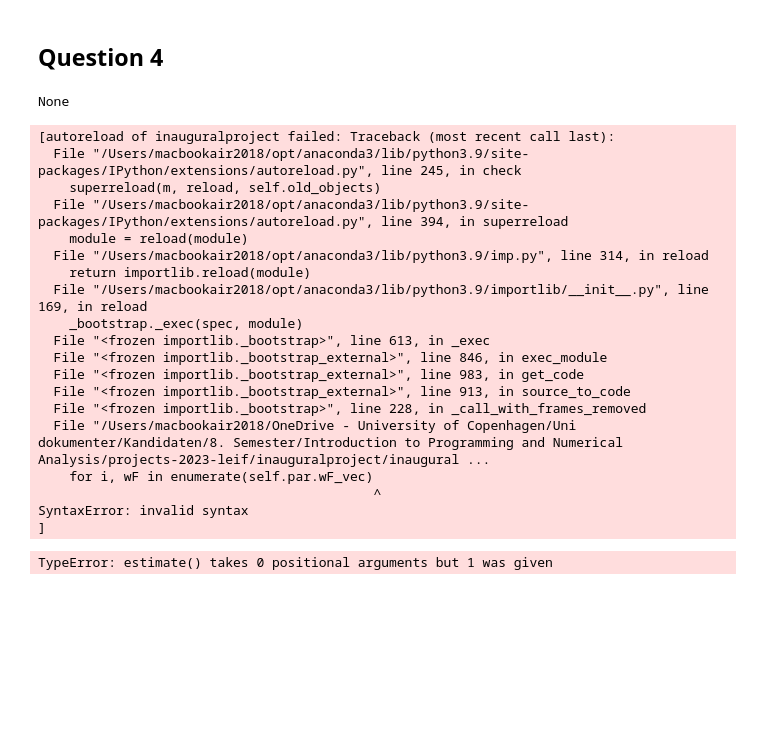
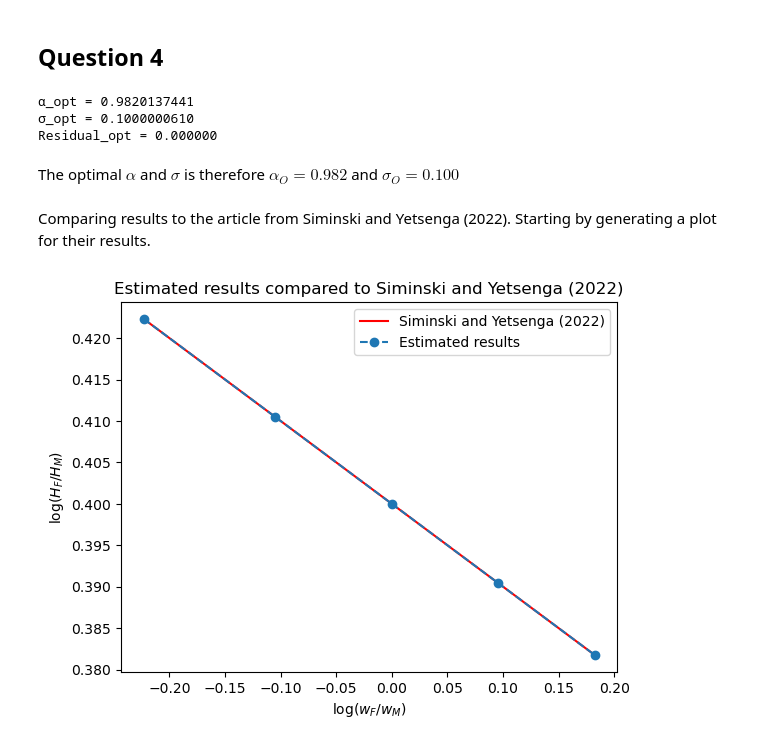
Before and after one commit to NumEconCopenhagen/projects-2023-leif, a Jupyter notebook: inauguralproject/inauguralproject.ipynb, the cells around one changed output. Saved outputs shown, nothing was run; the diff lists cells and outputs as text; code cells hidden in the pictures; blank space fills up the shorter version.

```diff
--- a/inauguralproject/inauguralproject.ipynb
+++ b/inauguralproject/inauguralproject.ipynb
@@ -208,43 +143,30 @@ When going from discrete to continuous timeframe we get a more smooth line when
 # %%
 # Printing the result of our regression
 
-model.estimate(do_print=True, do_plotb=True)
+model.estimate(do_print=True)
 # %% [output]
-None
+α_opt = 0.9820137441
+σ_opt = 0.1000000610
+Residual_opt = 0.000000
-[autoreload of inauguralproject failed: Traceback (most recent call last):
-  File "/Users/macbookair2018/opt/anaconda3/lib/python3.9/site-packages/IPython/extensions/autoreload.py", line 245, in check
-    superreload(m, reload, self.old_objects)
-  File "/Users/macbookair2018/opt/anaconda3/lib/python3.9/site-packages/IPython/extensions/autoreload.py", line 394, in superreload
-    module = reload(module)
-  File "/Users/macbookair2018/opt/anaconda3/lib/python3.9/imp.py", line 314, in reload
-    return importlib.reload(module)
-  File "/Users/macbookair2018/opt/anaconda3/lib/python3.9/importlib/__init__.py", line 169, in reload
-    _bootstrap._exec(spec, module)
-  File "<frozen importlib._bootstrap>", line 613, in _exec
-  File "<frozen importlib._bootstrap_external>", line 846, in exec_module
-  File "<frozen importlib._bootstrap_external>", line 983, in get_code
-  File "<frozen importlib._bootstrap_external>", line 913, in source_to_code
-  File "<frozen importlib._bootstrap>", line 228, in _call_with_frames_removed
-  File "/Users/macbookair2018/OneDrive - University of Copenhagen/Uni dokumenter/Kandidaten/8. Semester/Introduction to Programming and Numerical Analysis/projects-2023-leif/inauguralproject/inaugural ...
-    for i, wF in enumerate(self.par.wF_vec)
-                                           ^
-SyntaxError: invalid syntax
-]
-# %%
-# Defining our estimate to minimize the squared differences
-def estimate():
-
-    diff0 = model.par.beta0_target - model.run_regression(model.sol.beta0)
-    diff1 = model.par.beta1_target - model.run_regression(model.sol.beta1)
-
-    return diff0**2 + diff1**2
-
-# Providing initial guess
-x0 = [0.5, 1]
-
-# Minimizing the squared differences with our optimize/minimize
-res = optimize.minimize(estimate, x0)
-
-print(res)
-# %% [output]
-TypeError: estimate() takes 0 positional arguments but 1 was given
+# %% [markdown]
+The optimal $\alpha$ and $\sigma$ is therefore $\alpha_O = 0.982$ and $\sigma_O = 0.100$
+# %% [markdown]
+Comparing results to the article from Siminski and Yetsenga (2022). Starting by generating a plot for their results.
+# %%
+model.solve_wF_vec()
+
+log_ratio_continuous = np.log(model.sol.HF_vec / model.sol.HM_vec)
+log_wF = np.log(model.par.wF_vec)
+
+x = np.log(np.linspace(0.8,1.2,2))
+y = model.par.beta0_target + model.par.beta1_target*x
+
+plt.plot(x, y, color = "red", linestyle = "-", label = "Siminski and Yetsenga (2022)")
+plt.plot(log_wF, log_ratio_continuous, marker = "o", linestyle = "--", label = "Estimated results")
+plt.legend(loc="upper right")
+plt.title("Estimated results compared to Siminski and Yetsenga (2022)")
+plt.xlabel('$\log(w_F / w_M)$')
+plt.ylabel('$\log(H_F/H_M)$')
+plt.show()
+# %% [output]
+[figure, added]
```
Also changed, not shown: parts of 4 cells of this notebook.
